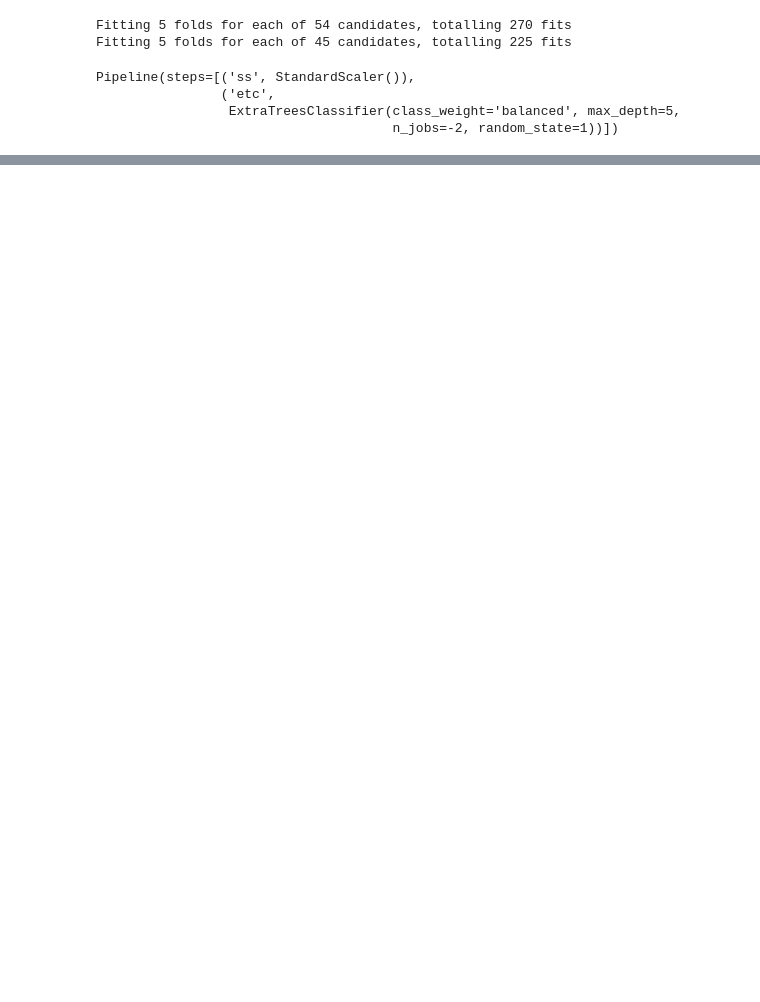
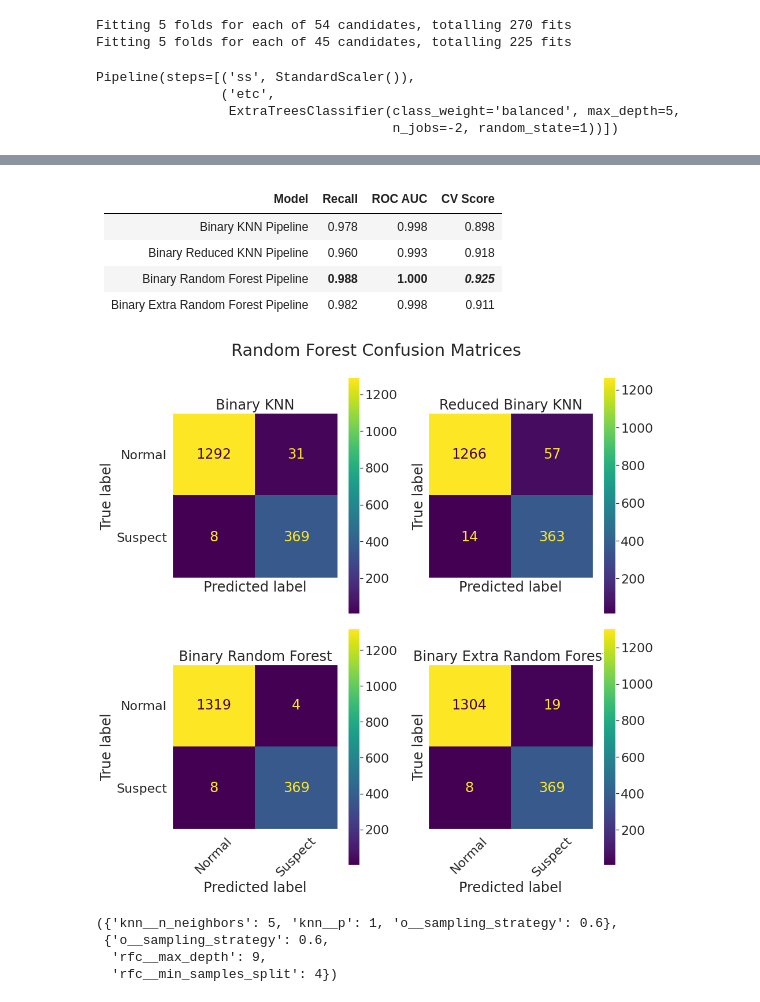
Before and after one commit to ParkedHampster/Fetal-Health-Classification-Prediction, a Jupyter notebook: scratch_books/scratch.ipynb, the cells around one changed output, grey strips where cells are left out. Saved outputs shown, nothing was run; the diff lists cells and outputs as text; code cells hidden in the pictures; blank space fills up the shorter version.

```diff
--- a/scratch_books/scratch.ipynb
+++ b/scratch_books/scratch.ipynb
@@ -1215,0 +1447,77 @@ Cross Val Score:      0.8637417887956378
+# %%
+fig, ax = plt.subplots(2,2,figsize=(14,14),
+                        sharex=True,sharey=True)
+
+ConfusionMatrixDisplay.from_estimator(
+            binary_knn_pipeline_gs.best_estimator_,
+            X_train,y_train_bin,ax=ax[0,0])
+ConfusionMatrixDisplay.from_estimator(
+            reduced_binary_knn_pipeline_gs.best_estimator_,
+            X_train_top_features,y_train_bin,ax=ax[0,1])
+ConfusionMatrixDisplay.from_estimator(
+            binary_tree_pipeline_gs.best_estimator_,
+            X_train,y_train_bin,ax=ax[1,0])
+ConfusionMatrixDisplay.from_estimator(
+            binary_extra_tree_pipeline_gs.best_estimator_,
+            X_train,y_train_bin,ax=ax[1,1])
+
+ax[0,0].set(
+    title='Binary KNN'
+)
+ax[0,1].set(
+    title='Reduced Binary KNN'
+)
+ax[1,0].set(
+    title='Binary Random Forest'
+)
+ax[1,1].set(
+    title='Binary Extra Random Forest'
+)
+
+for ax_ in ax.flatten():
+    ax_.grid(False)
+    ax_.set(
+        xticklabels=health_labels[:-1],
+        yticklabels=health_labels[:-1]
+    )
+    ax_.xaxis.set_tick_params(rotation=45)
+
+
+fig.suptitle("KNN Confusion Matrices")
+
+plt.tight_layout()
+'';
+
+fig.suptitle("Random Forest Confusion Matrices")
+
+plt.tight_layout()
+
+display_table = model_scoring_table([
+    scores_binary_knn_pipeline_gs,
+    scores_reduced_binary_knn_pipeline_gs,
+    scores_binary_tree_pipeline_gs,
+    scores_binary_extra_tree_pipeline_gs
+    ],[
+        "Binary KNN Pipeline",
+        "Binary Reduced KNN Pipeline",
+        "Binary Random Forest Pipeline",
+        "Binary Extra Random Forest Pipeline"
+    ]
+)
+display(display_table['md'])
+# %% [output]
+
+| Model | Recall | ROC AUC | CV Score |
+|---:|:---:|:---:|:---:|
+| Binary KNN Pipeline |  0.978  |  0.998  |  0.898  |
+| Binary Reduced KNN Pipeline |  0.960  |  0.993  |  0.918  |
+| Binary Random Forest Pipeline | **0.988** | **1.000** | ***0.925*** |
+| Binary Extra Random Forest Pipeline |  0.982  |  0.998  |  0.911  |
+[figure, added]
+# %%
+reduced_binary_knn_pipeline_gs.best_params_ , binary_tree_pipeline_gs.best_params_
+# %% [output]
+({'knn__n_neighbors': 5, 'knn__p': 1, 'o__sampling_strategy': 0.6},
+ {'o__sampling_strategy': 0.6,
+  'rfc__max_depth': 9,
+  'rfc__min_samples_split': 4})
```
Also changed, not shown: parts of 35 cells of this notebook, 1 other file.
